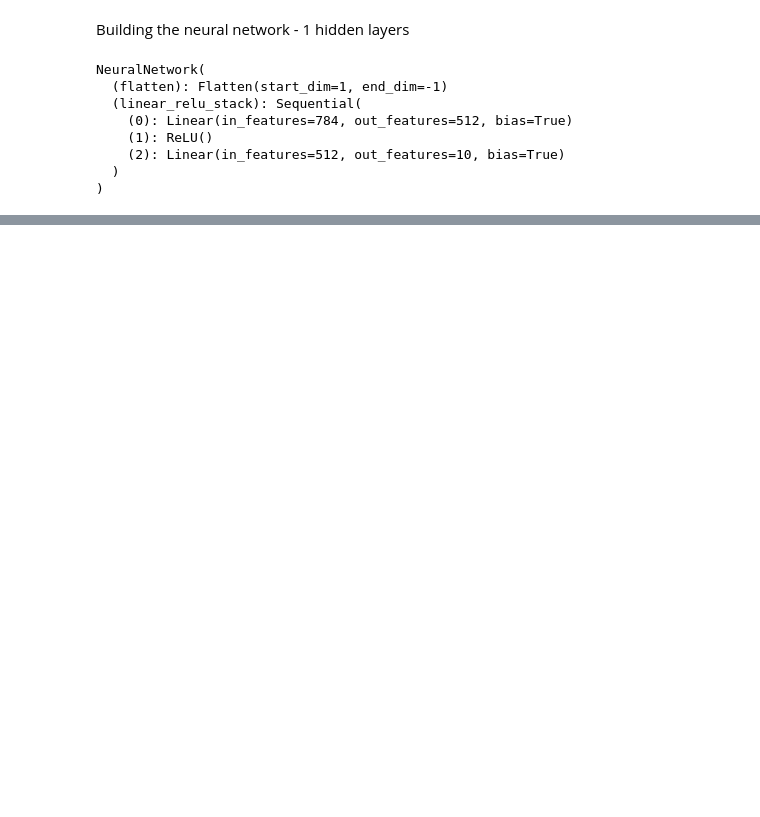
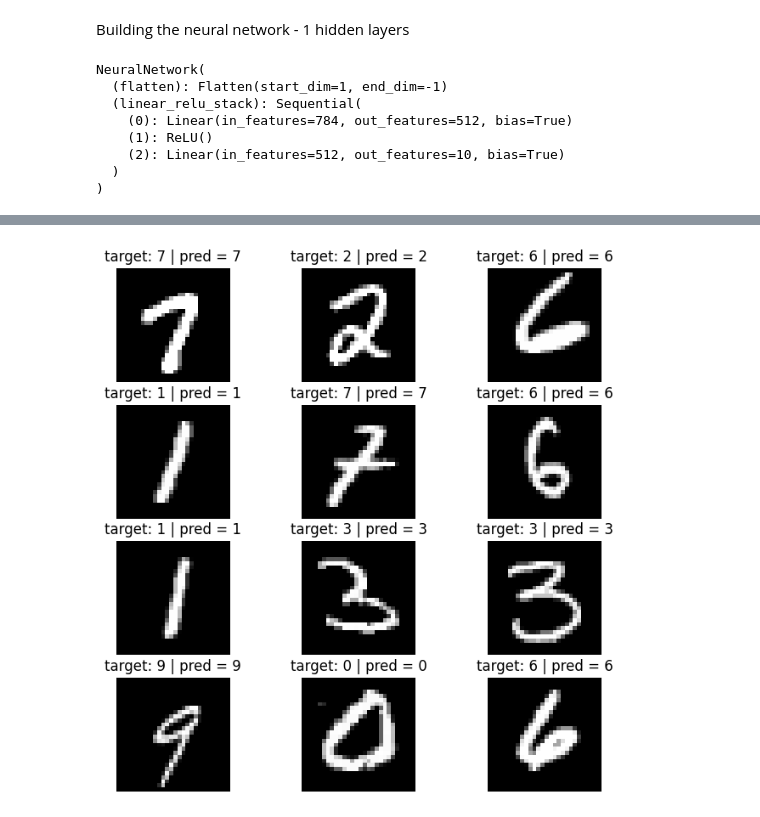
Before and after one commit to AyrtonIseri/MNIST-Analysis, a Jupyter notebook: Digit-Recognizer.ipynb, the cells around one changed output, grey strips where cells are left out. Drawn from its saved outputs; the diff is of its cells as text; code cells hidden in the pictures; blank space fills up the shorter version.

Commit message:
Completed the model: Avg Acc. at >98% w/ about 10 epochs and 64 samples per batch

```diff
--- a/Digit-Recognizer.ipynb
+++ b/Digit-Recognizer.ipynb
@@ -8,5 +10,6 @@ from torchvision.datasets import MNIST
 # %%
-mnist_trainset = MNIST('./data', download=True, train=True, transform=None)
+mnist_trainset = MNIST('./data', download=True, train=True, transform=ToTensor())
+mnist_testset = MNIST('./data', download=True, train=False, transform=ToTensor())
 # %% [markdown]
 Initial dataset visualing
 # %%
@@ -72,0 +126,8 @@ NeuralNetwork(
+# %%
+epochs = 10
+
+for epoch in range(epochs):
+    print(f"Epoch {epoch+1}\n-------------------------------")
+    train_loop(train_dataloader, model, loss_fn, optimizer)
+    test_loop(test_dataloader, model, loss_fn)
+print('Done!')
@@ -72,0 +152,22 @@ NeuralNetwork(
+# %%
+sample_size = 12
+samples_idx = np.random.randint(low=1, high=len(test_dataloader.dataset), size=sample_size)
+
+figure = plt.figure(figsize = (8,8))
+rows = np.ceil(sample_size/3).astype(int)
+columns = 3
+
+i = 0
+#Predicting and plotting results for each sample
+for sample in range(sample_size):
+    i += 1
+    test_sample, test_target = test_dataloader.dataset[samples_idx[sample]]
+    pred = model(test_sample).argmax(1).type(torch.float64).item()
+    figure.add_subplot(rows, columns, i)
+
+    plt.title(label=f'target: {test_target} | pred = {pred:.0f}')
+    plt.axis('off')
+    plt.imshow(ToPILImage()(test_sample), cmap='gray')
+plt.show()
+# %% [output]
+[figure, added]
```
Also changed, not shown: parts of 10 cells of this notebook, 1 other file.
